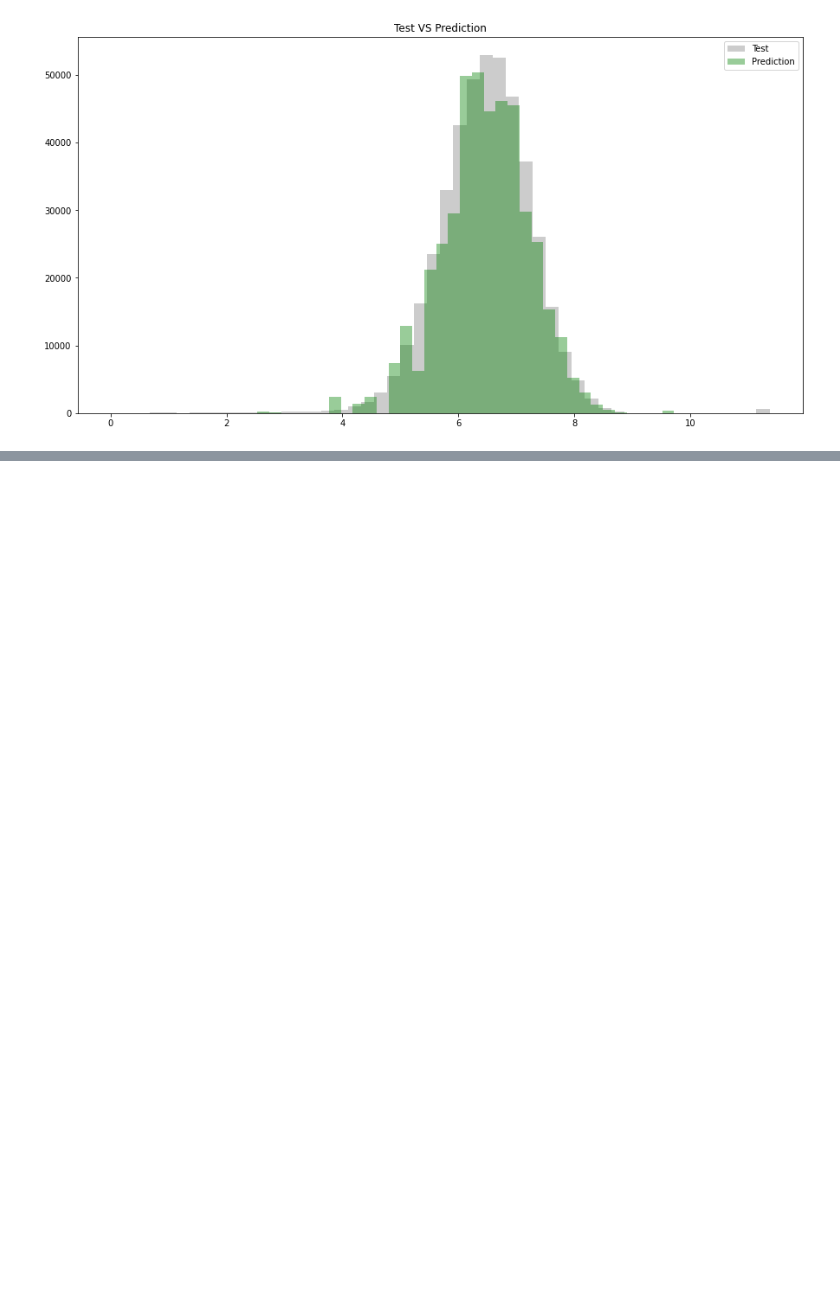
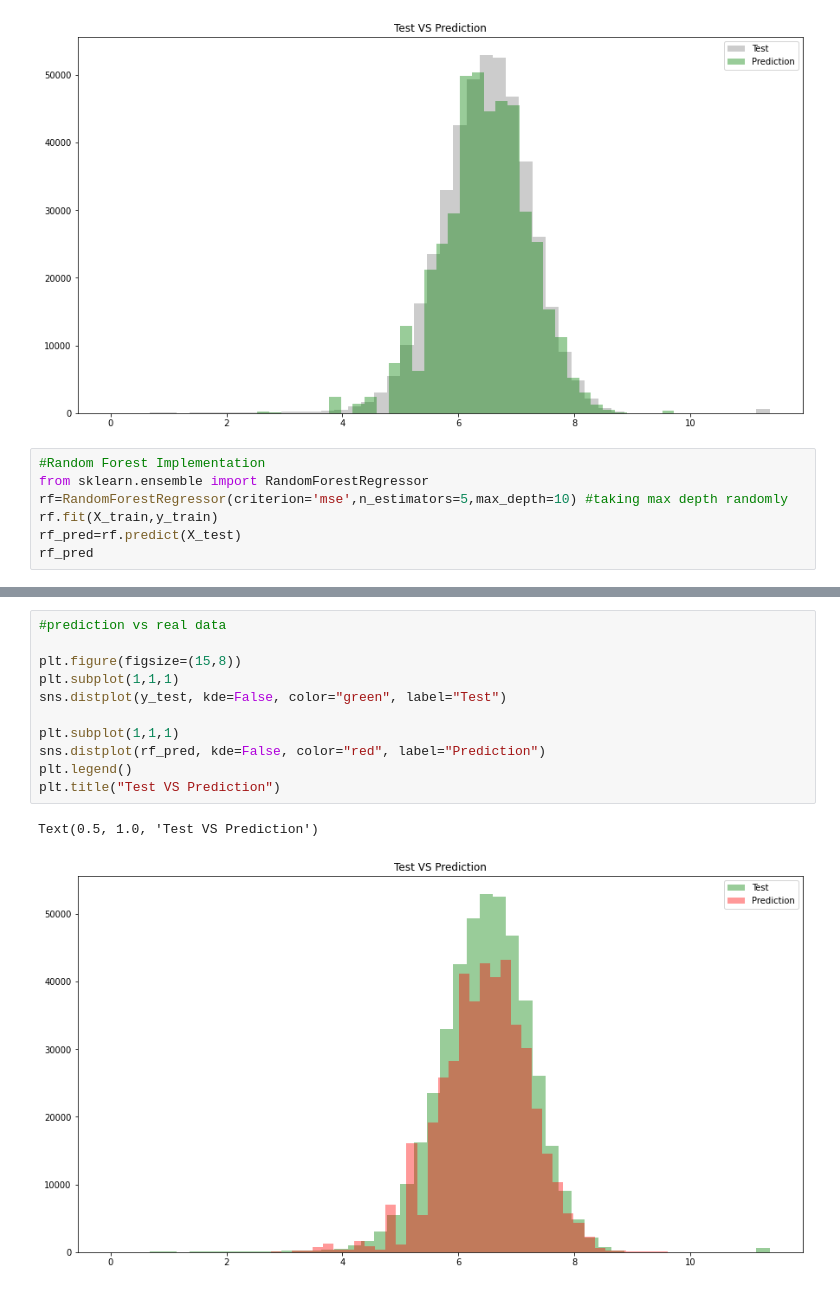
Before and after one commit to Vidhuran-Rajendran/NYC-Taxi-Trip-Time-Prediction, a Jupyter notebook: NYC_Taxi_Trip_Time_Prediction_Capstone_Project.ipynb, the cells around one changed output, grey strips where cells are left out. Drawn from its saved outputs; the diff is of its cells as text; blank space fills up the shorter version.

```diff
--- a/NYC_Taxi_Trip_Time_Prediction_Capstone_Project.ipynb
+++ b/NYC_Taxi_Trip_Time_Prediction_Capstone_Project.ipynb
@@ -604,3 +604,10 @@ plt.title("Test VS Prediction")
 # %% [output]
 Text(0.5, 1.0, 'Test VS Prediction')
 [figure]
+# %%
+#Random Forest Implementation
+from sklearn.ensemble import RandomForestRegressor
+rf=RandomForestRegressor(criterion='mse',n_estimators=5,max_depth=10) #taking max depth randomly
+rf.fit(X_train,y_train)
+rf_pred=rf.predict(X_test)
+rf_pred
@@ -606,0 +630,14 @@ Text(0.5, 1.0, 'Test VS Prediction')
+# %%
+#prediction vs real data
+
+plt.figure(figsize=(15,8))
+plt.subplot(1,1,1)
+sns.distplot(y_test, kde=False, color="green", label="Test")
+
+plt.subplot(1,1,1)
+sns.distplot(rf_pred, kde=False, color="red", label="Prediction")
+plt.legend()
+plt.title("Test VS Prediction")
+# %% [output]
+Text(0.5, 1.0, 'Test VS Prediction')
+[figure, added]
```
Also changed, not shown: parts of 2 cells of this notebook.
